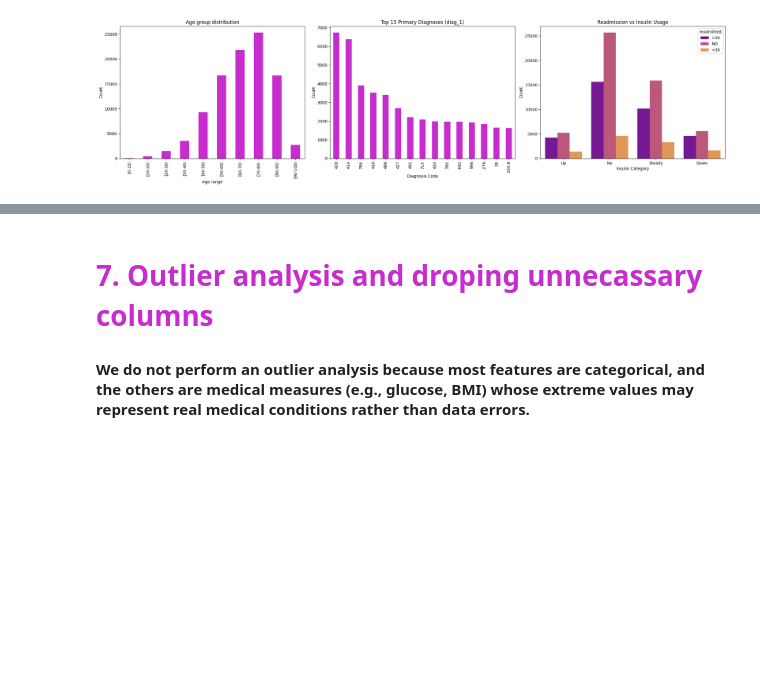
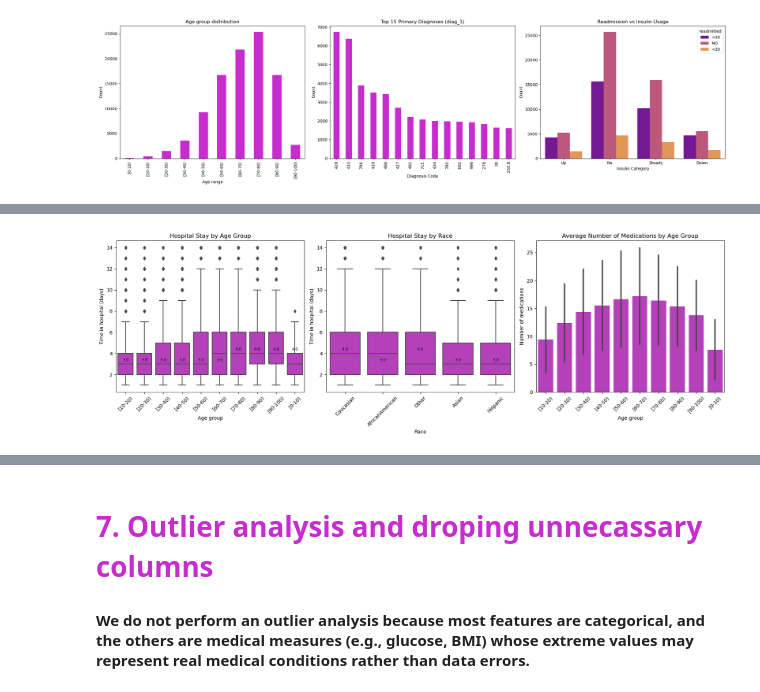
Before and after one commit to SandrineDaniel/Projet_ML, a Jupyter notebook: preprocessing_notebook.ipynb, the cells around one changed output, grey strips where cells are left out. Saved outputs shown, nothing was run; the diff lists cells and outputs as text; code cells hidden in the pictures; blank space fills up the shorter version.

```diff
--- a/preprocessing_notebook.ipynb
+++ b/preprocessing_notebook.ipynb
@@ -373,0 +415,79 @@ Finally, the readmission rates across insulin usage categories reveal that patie
+# %%
+fig, axes = plt.subplots(1, 3, figsize=(18, 6))
+
+# 1. Length of stay by Age (boxplot)
+sns.boxplot(
+    data=df,
+    x="age",
+    y="time_in_hospital",
+    ax=axes[0],
+    color="#c62cce"
+)
+axes[0].set_title("Hospital Stay by Age Group")
+axes[0].set_xlabel("Age group")
+axes[0].set_ylabel("Time in hospital (days)")
+axes[0].tick_params(axis="x", rotation=45)
+
+# Add median values on the Age boxplot
+age_stats = (
+    df.groupby("age")["time_in_hospital"]
+    .describe()[["25%", "50%", "75%"]]
+)
+for i, age in enumerate(age_stats.index):
+    y_med = age_stats.loc[age, "50%"]
+    axes[0].text(
+        i, y_med + 0.2,
+        f"{y_med:.1f}",
+        ha="center", va="bottom",
+        fontsize=8, color="black"
+    )
+
+# 2. Length of stay by Race (boxplot)
+sns.boxplot(
+    data=df,
+    x="race",
+    y="time_in_hospital",
+    ax=axes[1],
+    color="#c62cce"
+)
+axes[1].set_title("Hospital Stay by Race")
+axes[1].set_xlabel("Race")
+axes[1].set_ylabel("Time in hospital (days)")
+axes[1].tick_params(axis="x", rotation=45)
+
+# Add median values on the Race boxplot
+race_stats = (
+    df.groupby("race")["time_in_hospital"]
+    .describe()[["25%", "50%", "75%"]]
+)
+for i, race in enumerate(race_stats.index):
+    y_med = race_stats.loc[race, "50%"]
+    axes[1].text(
+        i, y_med + 0.2,
+        f"{y_med:.1f}",
+        ha="center", va="bottom",
+        fontsize=8, color="black"
+    )
+
+# 3. Average number of medications by Age (barplot)
+sns.barplot(
+    data=df,
+    x="age",
+    y="num_medications",
+    estimator="mean",
+    errorbar='sd',
+    ax=axes[2],
+    color="#c62cce"
+)
+axes[2].set_title("Average Number of Medications by Age Group")
+axes[2].set_xlabel("Age group")
+axes[2].set_ylabel("Number of medications")
+axes[2].tick_params(axis="x", rotation=45)
+
+plt.tight_layout()
+plt.show()
+
+age_stats.rename(columns={"25%": "Q1", "50%": "Median", "75%": "Q3"})
+race_stats.rename(columns={"25%": "Q1", "50%": "Median", "75%": "Q3"})
+# %% [output]
+[figure, added]
```
Also changed, not shown: parts of 10 cells of this notebook, 1 other file.
